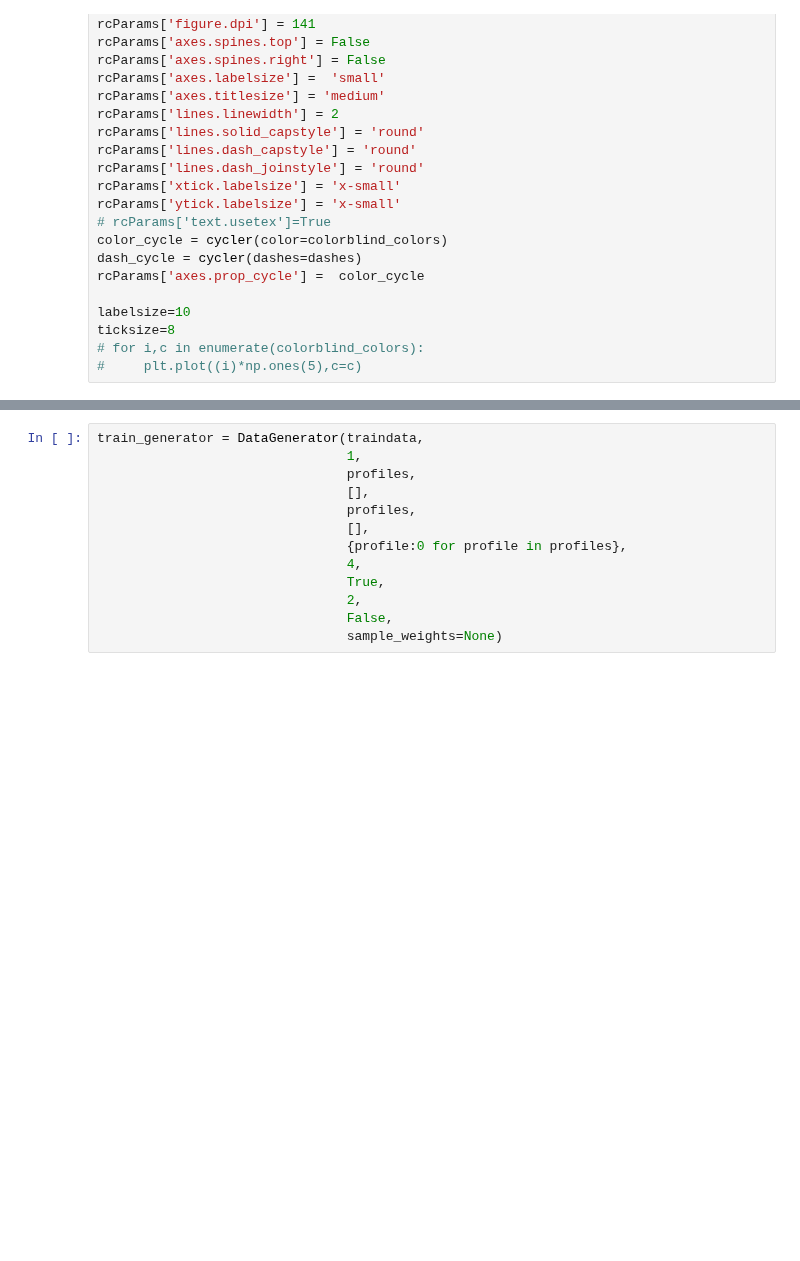
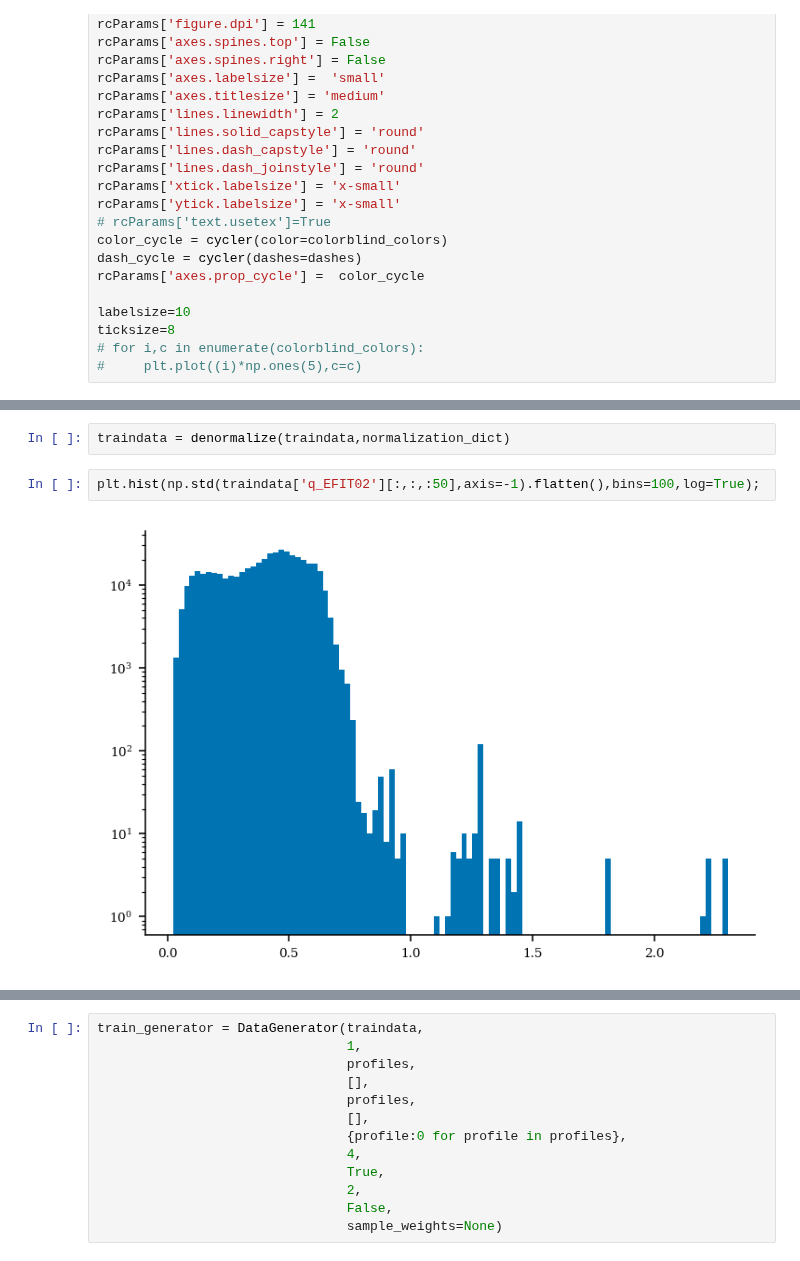
Before and after one commit to PlasmaControl/plasma-profile-predictor, a Jupyter notebook: notebooks/pca_kernels.ipynb, the cells around one changed output, grey strips where cells are left out. Drawn from its saved outputs; the diff is of its cells as text; blank space fills up the shorter version.

```diff
--- a/notebooks/pca_kernels.ipynb
+++ b/notebooks/pca_kernels.ipynb
@@ -146,0 +149,6 @@ Number of validation samples:  14312
+# %%
+traindata = denormalize(traindata,normalization_dict)
+# %%
+plt.hist(np.std(traindata['q_EFIT02'][:,:,:50],axis=-1).flatten(),bins=100,log=True);
+# %% [output]
+[figure, added]
```
Also changed, not shown: parts of 8 cells of this notebook, 5 other files.
